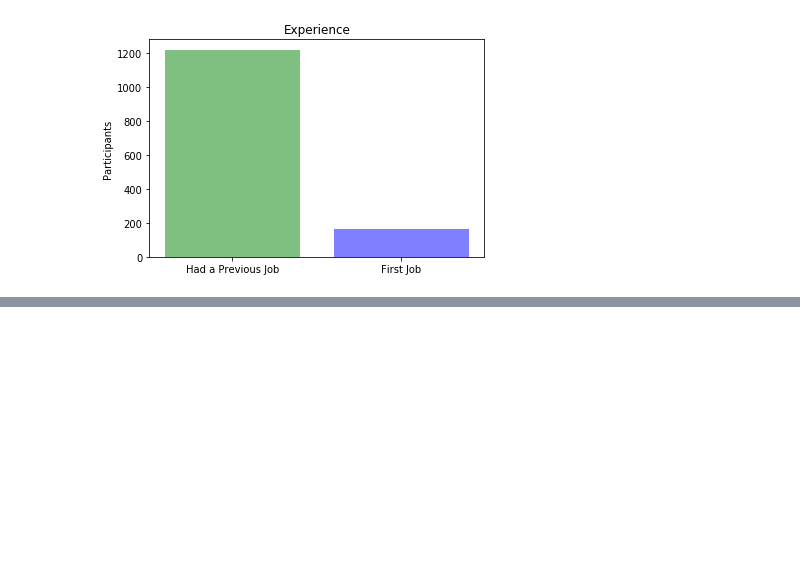
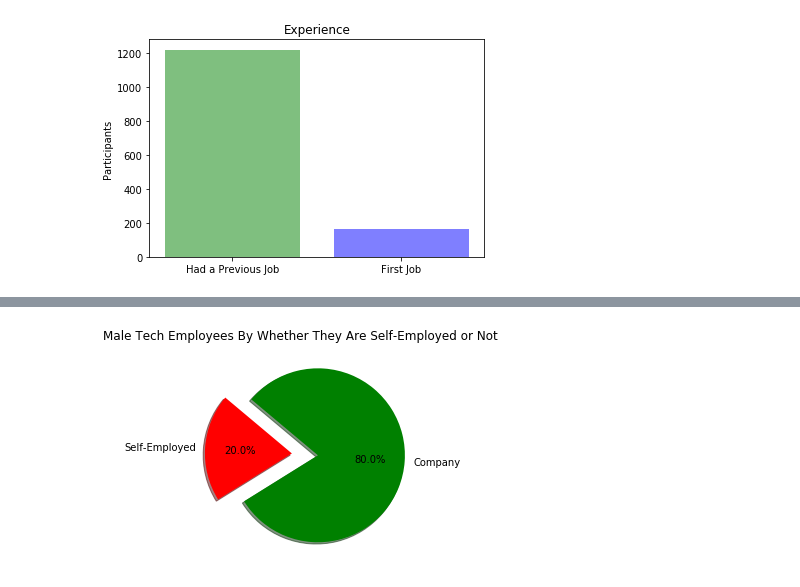
Before and after one commit to Aditm96/Mental-Health_Technology-Industry, a Jupyter notebook: 2016_Visualizations.ipynb, the cells around one changed output, grey strips where cells are left out. Cells and saved outputs as stored; diff of their text form; code cells hidden in the pictures; blank space fills up the shorter version.

```diff
--- a/2016_Visualizations.ipynb
+++ b/2016_Visualizations.ipynb
@@ -153,0 +224,14 @@ Text(0, 0.5, 'Participants')
+# %%
+#Men Self-Employment
+Employment = Men_Data["Self_Employed"].value_counts()
+Employment
+Labels = ["Self-Employed", "Company"]
+Sizes = [210, 841]
+Color = ["red", 'green']
+Explode = (0.1, 0.2)
+plt.pie(Sizes, explode=Explode, labels=Labels, colors=Color,
+        autopct="%1.1f%%", shadow=True, startangle=140)
+plt.title("Male Tech Employees By Whether They Are Self-Employed or Not")
+plt.savefig("Images/2016/Men Employment Distribution.png")
+# %% [output]
+[figure, added]
```
Also changed, not shown: parts of 17 cells of this notebook, 54 other files.
